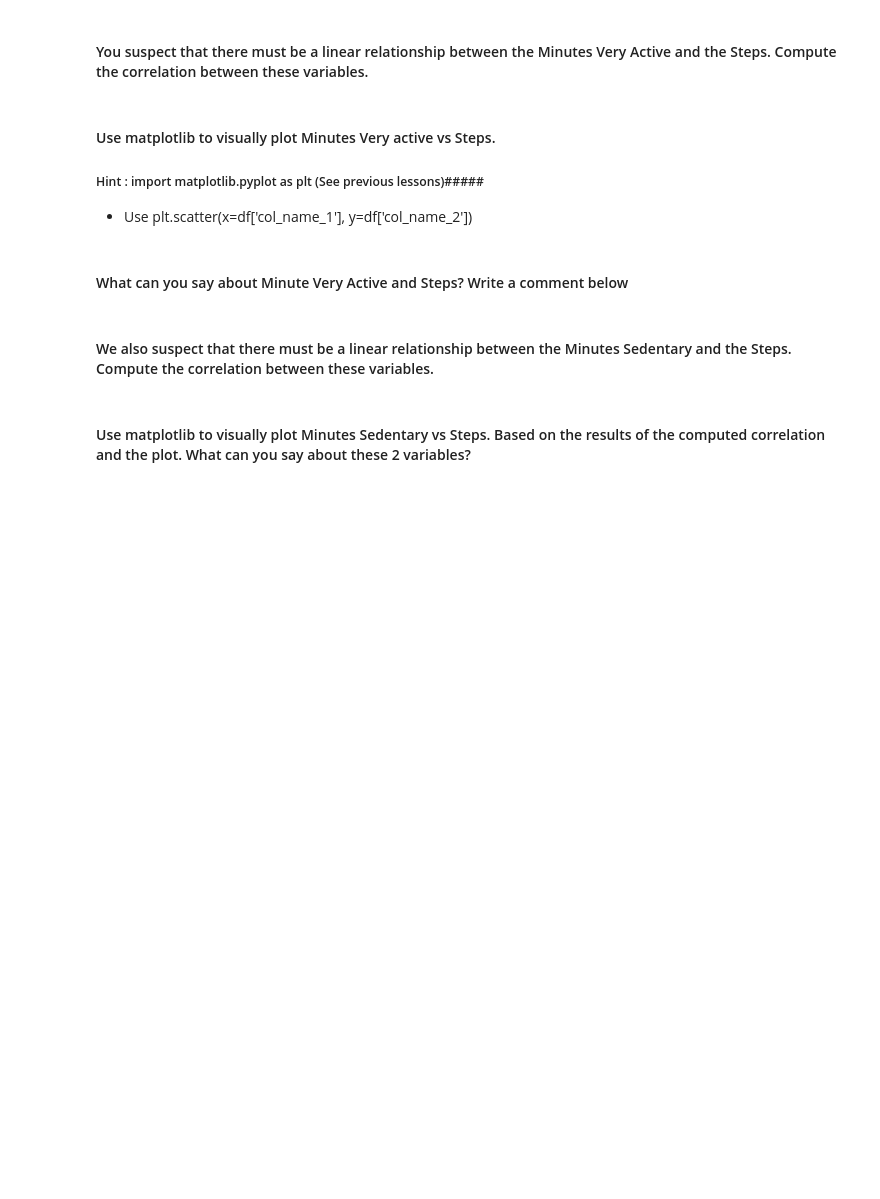
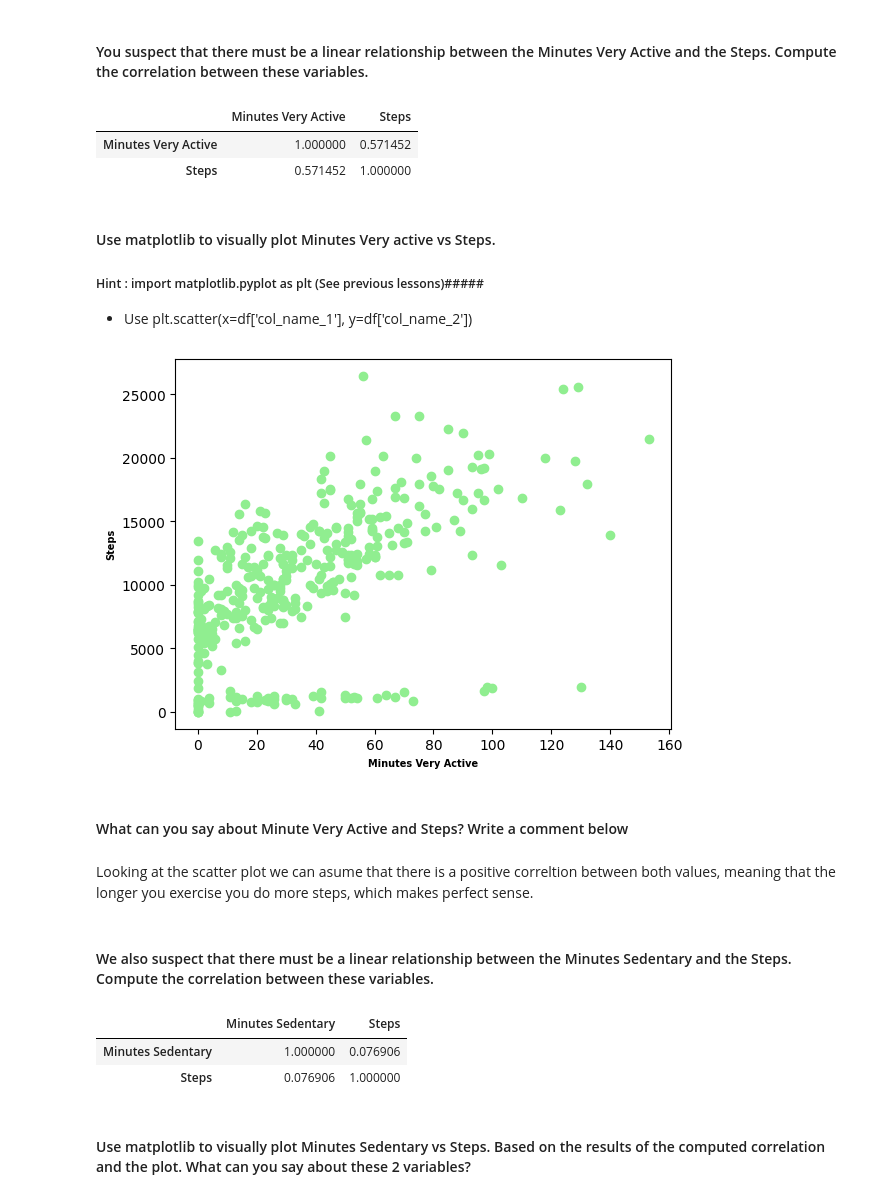
Before and after one commit to Ironhack-Data-Madrid-Octubre-2023/5.1-lab_pivot_table_and_correlation, a Jupyter notebook: your_code/main.ipynb, the cells around one changed output. Cells and saved outputs as stored; diff of their text form; code cells hidden in the pictures; blank space fills up the shorter version.

```diff
--- a/your_code/main.ipynb
+++ b/your_code/main.ipynb
@@ -177,0 +176,4 @@ fb_csv =
+# %%
+fb_csv = pd.read_csv('Fitbit.csv')
+fitbit = pd.DataFrame(fb_csv)
+fitbit.head()
@@ -189,3 +229,9 @@ fb_csv =
+# %%
+fitbit[['Minutes Very Active', 'Steps']].corr()
+# %% [output]
+|  | Minutes Very Active | Steps |
+| Minutes Very Active | 1.000000 | 0.571452 |
+| Steps | 0.571452 | 1.000000 |
 # %% [markdown]
 #### Use matplotlib to visually plot Minutes Very active vs Steps.
 
@@ -196,2 +244,8 @@ fb_csv =
+# %%
+plt.scatter(x=fitbit['Minutes Very Active'], y=fitbit['Steps'], c='LightGreen')
+plt.xlabel('Minutes Very Active', fontsize=7, fontweight='bold')
+plt.ylabel('Steps', fontsize=7, fontweight='bold');
+# %% [output]
+[figure, added]
 # %% [markdown]
 #### What can you say about Minute Very Active and Steps? Write a comment below
@@ -200,2 +252,4 @@ fb_csv =
+# %% [markdown]
+Looking at the scatter plot we can asume that there is a positive correltion between both values, meaning that the longer you exercise you do more steps, which makes perfect sense.
 # %% [markdown]
 #### We also suspect that there must be a linear relationship between the Minutes Sedentary and the Steps. Compute the correlation between these variables.
@@ -204,2 +256,8 @@ fb_csv =
+# %%
+fitbit[['Minutes Sedentary', 'Steps']].corr()
+# %% [output]
+|  | Minutes Sedentary | Steps |
+| Minutes Sedentary | 1.000000 | 0.076906 |
+| Steps | 0.076906 | 1.000000 |
 # %% [markdown]
 #### Use matplotlib to visually plot Minutes Sedentary vs Steps. Based on the results of the computed correlation and the plot. What can you say about these 2 variables?
```
Also changed, not shown: parts of 43 cells of this notebook.
